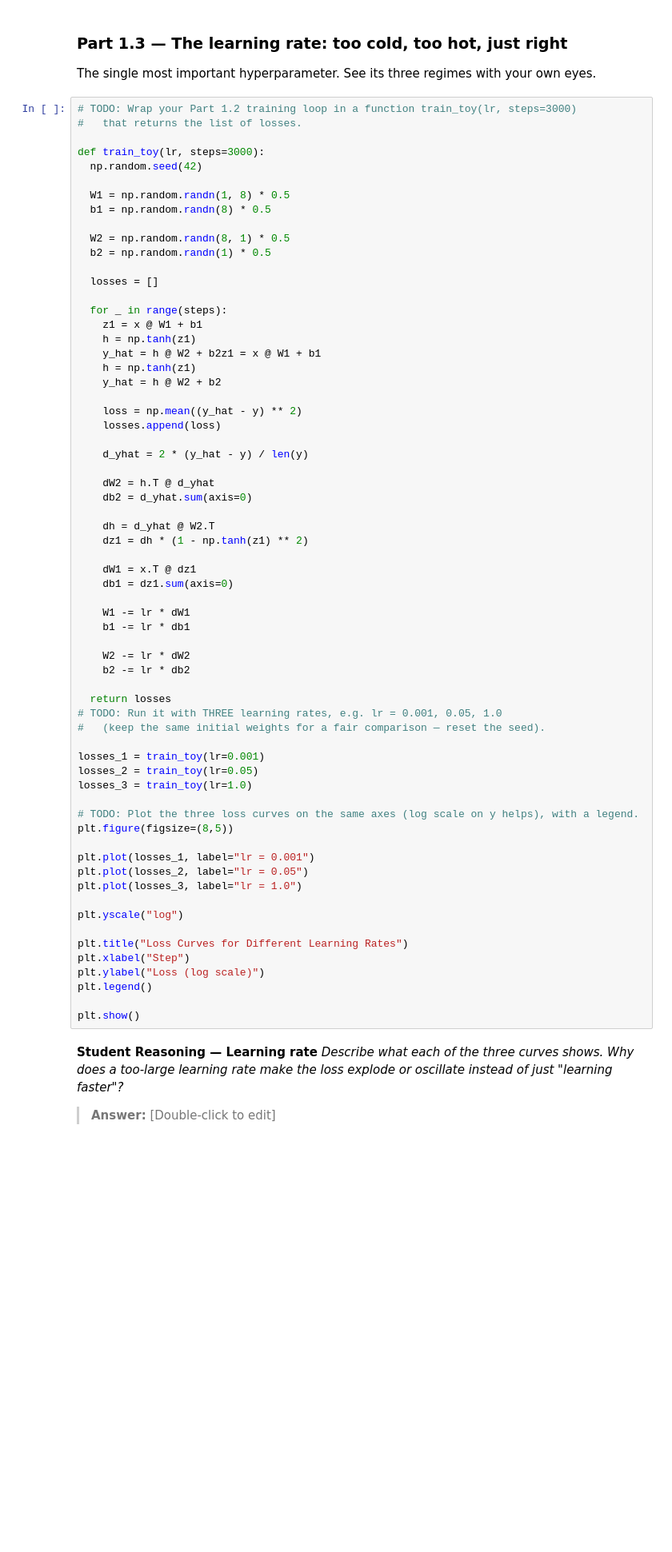
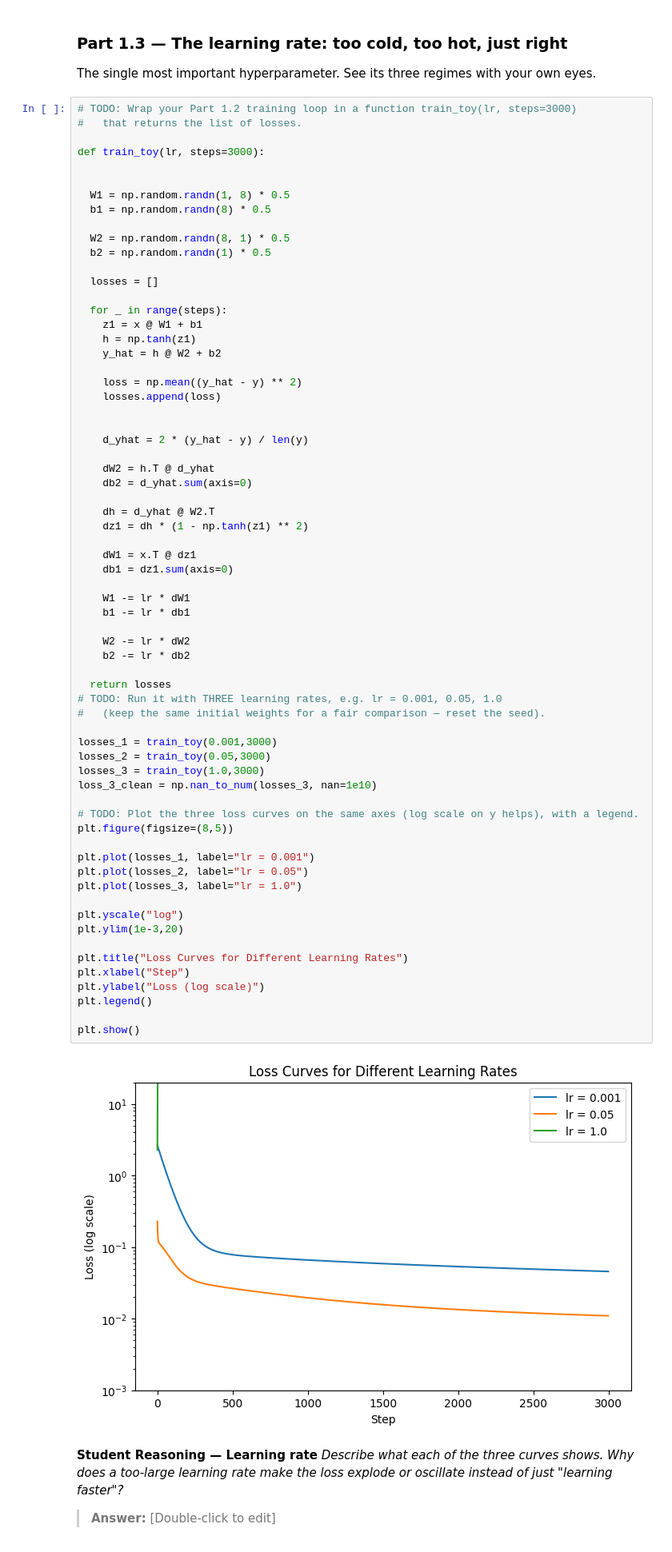
Before and after one commit to Jay-Ewura/Lab-3, a Jupyter notebook: Lab3/Lab_3.ipynb, the cells around one changed output. Shown at 80% size. Cells and saved outputs as stored; diff of their text form; blank space fills up the shorter version.

```diff
--- a/Lab3/Lab_3.ipynb
+++ b/Lab3/Lab_3.ipynb
@@ -264,7 +264,7 @@ The single most important hyperparameter. See its three regimes with your own ey
 #   that returns the list of losses.
 
 def train_toy(lr, steps=3000):
-  np.random.seed(42)
+
 
   W1 = np.random.randn(1, 8) * 0.5
   b1 = np.random.randn(8) * 0.5
@@ -277,12 +277,11 @@ def train_toy(lr, steps=3000):
   for _ in range(steps):
     z1 = x @ W1 + b1
     h = np.tanh(z1)
-    y_hat = h @ W2 + b2z1 = x @ W1 + b1
-    h = np.tanh(z1)
     y_hat = h @ W2 + b2
 
     loss = np.mean((y_hat - y) ** 2)
     losses.append(loss)
+
 
     d_yhat = 2 * (y_hat - y) / len(y)
 
@@ -294,36 +293,40 @@ def train_toy(lr, steps=3000):
 
     dW1 = x.T @ dz1
     db1 = dz1.sum(axis=0)
 
     W1 -= lr * dW1
     b1 -= lr * db1
 
     W2 -= lr * dW2
     b2 -= lr * db2
 
   return losses
 # TODO: Run it with THREE learning rates, e.g. lr = 0.001, 0.05, 1.0
 #   (keep the same initial weights for a fair comparison — reset the seed).
 
-losses_1 = train_toy(lr=0.001)
-losses_2 = train_toy(lr=0.05)
-losses_3 = train_toy(lr=1.0)
+losses_1 = train_toy(0.001,3000)
+losses_2 = train_toy(0.05,3000)
+losses_3 = train_toy(1.0,3000)
+loss_3_clean = np.nan_to_num(losses_3, nan=1e10)
 
 # TODO: Plot the three loss curves on the same axes (log scale on y helps), with a legend.
 plt.figure(figsize=(8,5))
 
 plt.plot(losses_1, label="lr = 0.001")
 plt.plot(losses_2, label="lr = 0.05")
 plt.plot(losses_3, label="lr = 1.0")
 
 plt.yscale("log")
+plt.ylim(1e-3,20)
 
 plt.title("Loss Curves for Different Learning Rates")
 plt.xlabel("Step")
 plt.ylabel("Loss (log scale)")
 plt.legend()
 
 plt.show()
+# %% [output]
+[figure, added]
 # %% [markdown]
 **Student Reasoning — Learning rate**
 *Describe what each of the three curves shows. Why does a too-large learning rate make the
```
